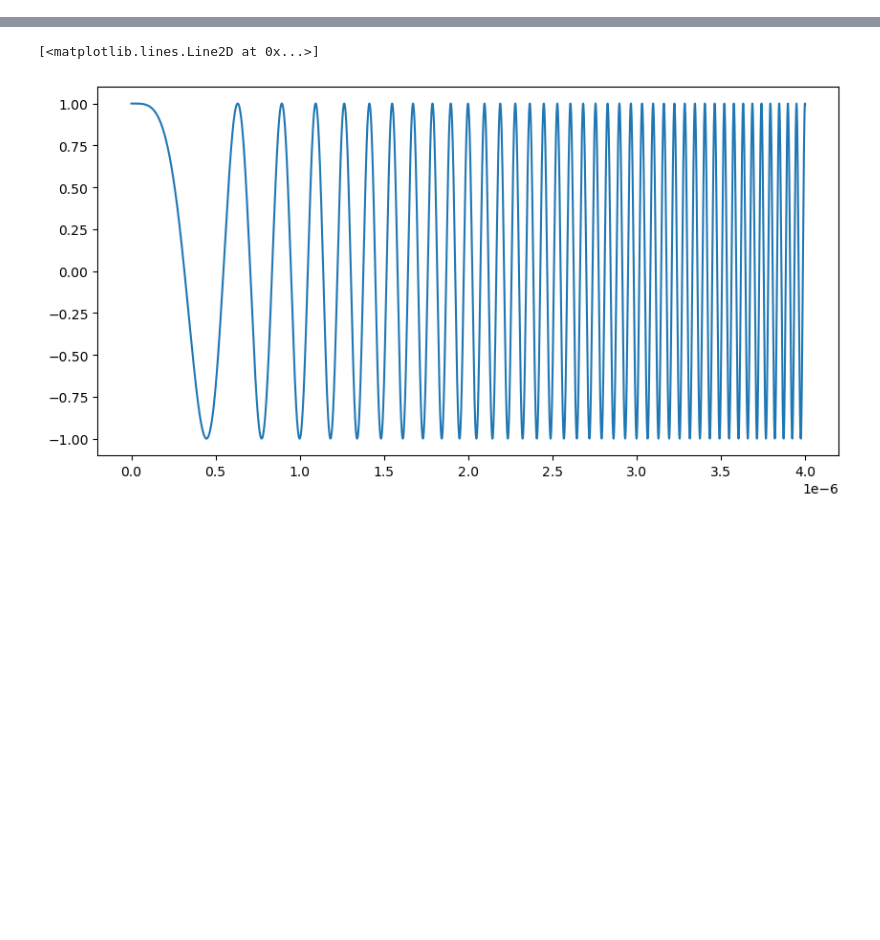
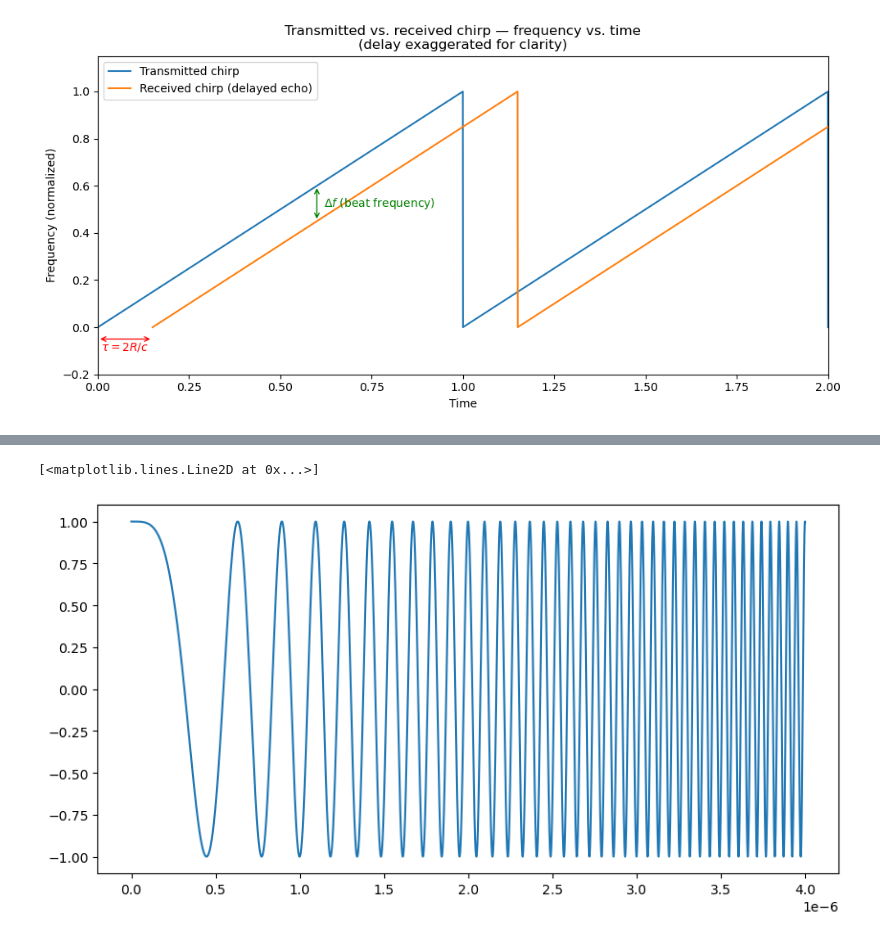
Before and after one commit to lorisdanjou/exercise_CEMSIE, a Jupyter notebook: CEMSIE_exercise.ipynb, the cells around one changed output, grey strips where cells are left out. Saved outputs shown, nothing was run; the diff lists cells and outputs as text; code cells hidden in the pictures; blank space fills up the shorter version.

Commit message:
added text with claude

```diff
--- a/CEMSIE_exercise.ipynb
+++ b/CEMSIE_exercise.ipynb
@@ -6,0 +52,50 @@ import scipy.signal
+# %%
+import numpy as np
+import matplotlib.pyplot as plt
+
+# Illustrative sweep (arbitrary/normalized units, NOT the same scale as the
+# simulation below) -- the round-trip delay is exaggerated so that both
+# chirps and the resulting beat frequency are visible in the same plot.
+T_sweep = 1.0                 # one sweep period
+f_start, f_stop = 0.0, 1.0    # normalized start/stop frequency
+n_periods = 2
+tau = 0.15 * T_sweep          # exaggerated round-trip delay
+
+t = np.linspace(0, n_periods * T_sweep, 4000)
+
+def sawtooth_freq(t, delay=0.0):
+    tt = (t - delay) % T_sweep
+    f = f_start + (f_stop - f_start) * tt / T_sweep
+    return np.where(t < delay, np.nan, f)
+
+f_tx = sawtooth_freq(t)
+f_rx = sawtooth_freq(t, delay=tau)
+
+fig, ax = plt.subplots(figsize=(10, 5))
+ax.plot(t, f_tx, color='tab:blue', label='Transmitted chirp')
+ax.plot(t, f_rx, color='tab:orange', label='Received chirp (delayed echo)')
+
+# Mark the beat frequency at one instant
+t_mark = 0.6
+f_tx_mark = sawtooth_freq(np.array([t_mark]))[0]
+f_rx_mark = sawtooth_freq(np.array([t_mark]), delay=tau)[0]
+ax.annotate('', xy=(t_mark, f_tx_mark), xytext=(t_mark, f_rx_mark),
+            arrowprops=dict(arrowstyle='<->', color='green'))
+ax.text(t_mark + 0.02, (f_tx_mark + f_rx_mark) / 2, r'$\Delta f$ (beat frequency)',
+        color='green', va='center')
+
+# Mark the round-trip delay
+ax.annotate('', xy=(tau, -0.05), xytext=(0, -0.05),
+            arrowprops=dict(arrowstyle='<->', color='red'))
+ax.text(tau / 2, -0.1, r'$\tau = 2R/c$', color='red', ha='center')
+
+ax.set_xlabel('Time')
+ax.set_ylabel('Frequency (normalized)')
+ax.set_title('Transmitted vs. received chirp — frequency vs. time\n(delay exaggerated for clarity)')
+ax.legend(loc='upper left')
+ax.set_ylim(-0.2, 1.15)
+ax.set_xlim(0, n_periods * T_sweep)
+plt.tight_layout()
+plt.show()
+# %% [output]
+[figure, added]
```
Also changed, not shown: parts of 8 cells of this notebook.
